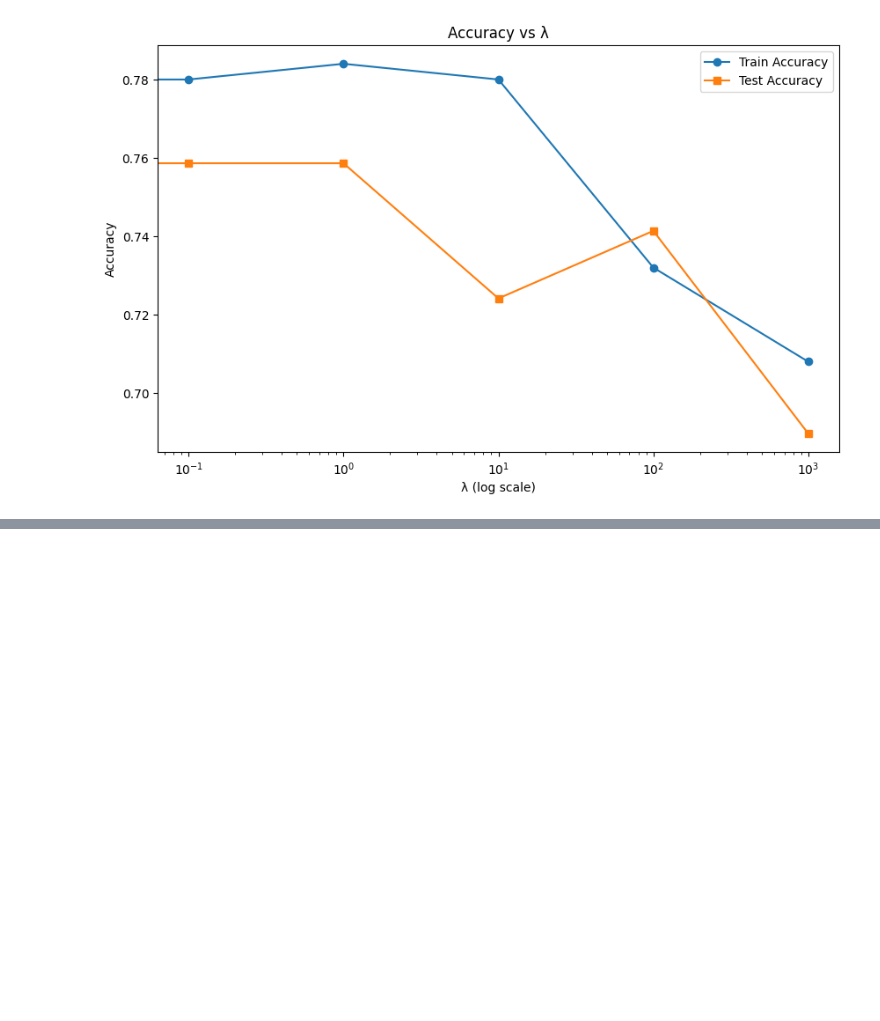
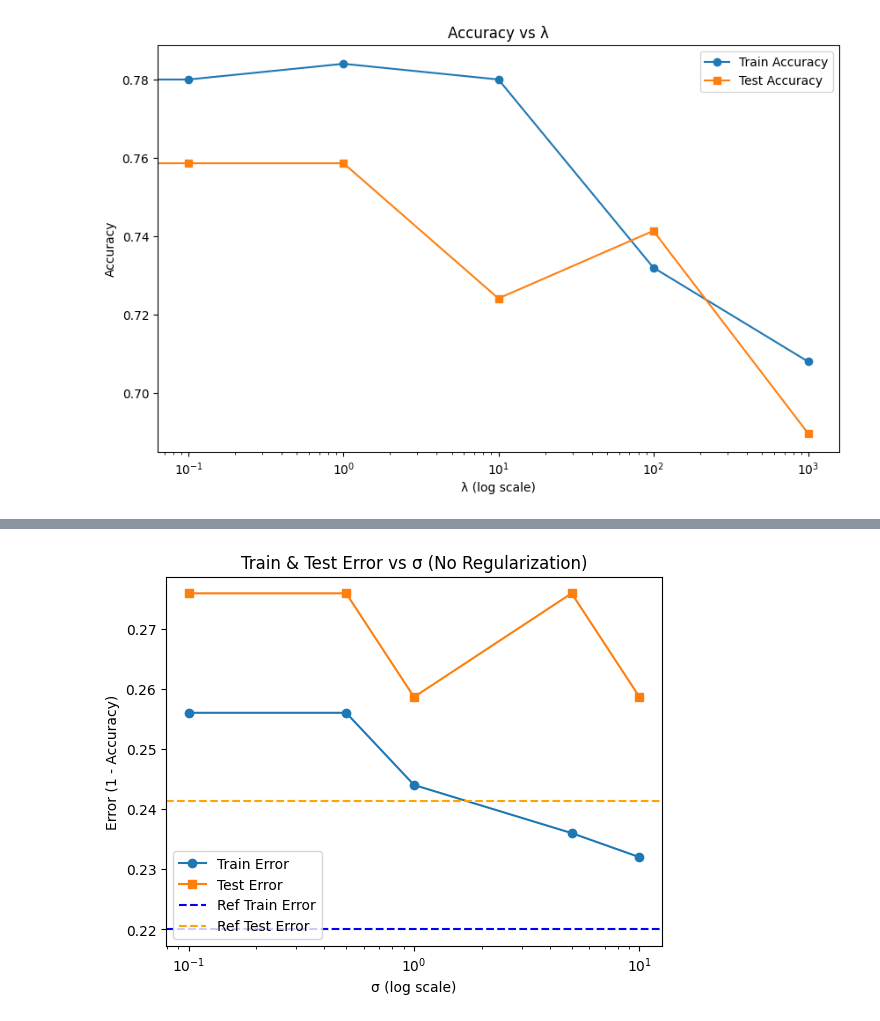
Before and after one commit to ThodupunooriSaiManish/Machine_Learning, a Jupyter notebook: ML_Assignment_1(205).ipynb, the cells around one changed output, grey strips where cells are left out. Drawn from its saved outputs; the diff is of its cells as text; code cells hidden in the pictures; blank space fills up the shorter version.

```diff
--- a/ML_Assignment_1(205).ipynb
+++ b/ML_Assignment_1(205).ipynb
@@ -247,0 +377,14 @@ plt.show()
+# %%
+# Plot
+plt.plot(sigmas, train_errors, '-o', label="Train Error")
+plt.plot(sigmas, test_errors, '-s', label="Test Error")
+plt.axhline(ref_train_error, color="blue", linestyle="--", label="Ref Train Error")
+plt.axhline(ref_test_error, color="orange", linestyle="--", label="Ref Test Error")
+plt.xscale("log")
+plt.xlabel("σ (log scale)")
+plt.ylabel("Error (1 - Accuracy)")
+plt.title("Train & Test Error vs σ (No Regularization)")
+plt.legend()
+plt.show()
+# %% [output]
+[figure, added]
```
Also changed, not shown: parts of 4 cells of this notebook.
